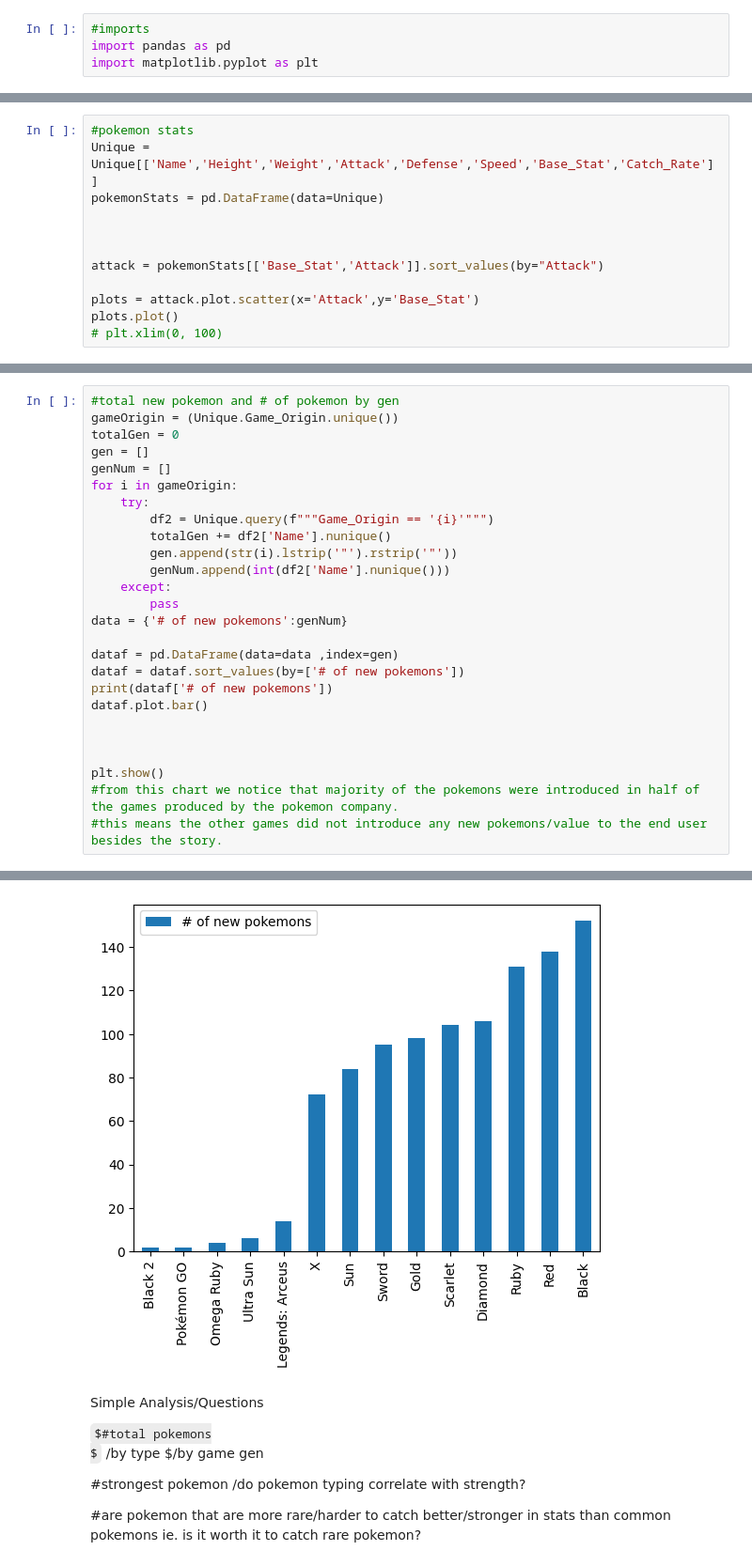
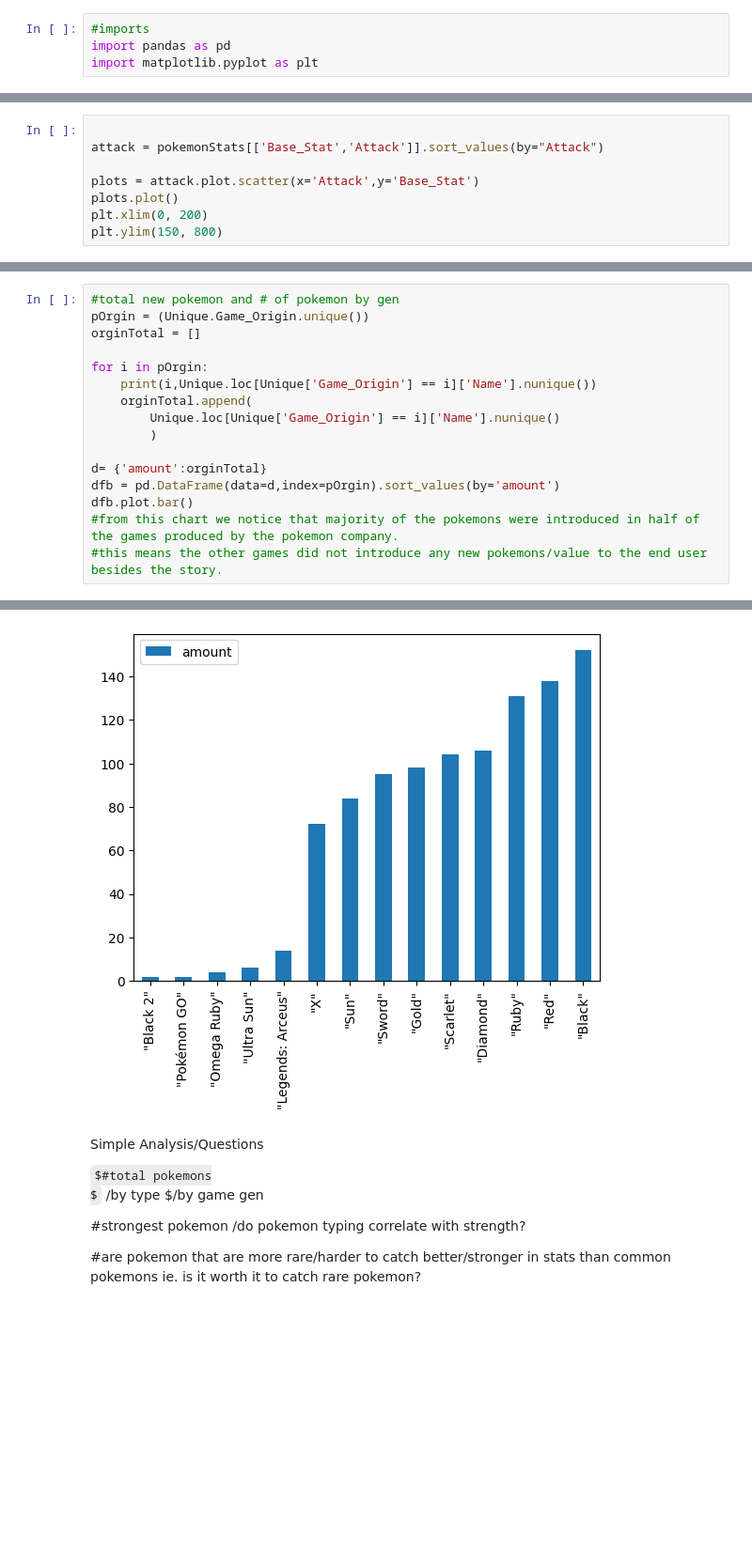
Before and after one commit to lu-tommy/pokemon-analysis, a Jupyter notebook: pokemonAnalysis.ipynb, the cells around one changed output, grey strips where cells are left out. Shown at 94% size. Drawn from its saved outputs; the diff is of its cells as text; some formulas as TeX source; blank space fills up the shorter version.

```diff
--- a/pokemonAnalysis.ipynb
+++ b/pokemonAnalysis.ipynb
@@ -48,15 +54,11 @@ print(len(Unique))
 # %% [output]
 1008
 # %%
-#pokemon stats
-Unique = Unique[['Name','Height','Weight','Attack','Defense','Speed','Base_Stat','Catch_Rate']]
-pokemonStats = pd.DataFrame(data=Unique)
-
-
 
 attack = pokemonStats[['Base_Stat','Attack']].sort_values(by="Attack")
 
 plots = attack.plot.scatter(x='Attack',y='Base_Stat')
 plots.plot()
-# plt.xlim(0, 100)
+plt.xlim(0, 200)
+plt.ylim(150, 800)
 # %% [output]
@@ -140,27 +138,17 @@ Water        133
 # %%
 #total new pokemon and # of pokemon by gen
-gameOrigin = (Unique.Game_Origin.unique())
-totalGen = 0
-gen = []
-genNum = []
-for i in gameOrigin:
-    try:
-        df2 = Unique.query(f"""Game_Origin == '{i}'""")
-        totalGen += df2['Name'].nunique()
-        gen.append(str(i).lstrip('"').rstrip('"'))
-        genNum.append(int(df2['Name'].nunique()))
-    except:
-        pass
-data = {'# of new pokemons':genNum}
+pOrgin = (Unique.Game_Origin.unique())
+orginTotal = []
 
-dataf = pd.DataFrame(data=data ,index=gen)
-dataf = dataf.sort_values(by=['# of new pokemons'])
-print(dataf['# of new pokemons'])
-dataf.plot.bar()
+for i in pOrgin:
+    print(i,Unique.loc[Unique['Game_Origin'] == i]['Name'].nunique())
+    orginTotal.append(
+        Unique.loc[Unique['Game_Origin'] == i]['Name'].nunique()
+        )
 
-
-
-plt.show()
+d= {'amount':orginTotal}
+dfb = pd.DataFrame(data=d,index=pOrgin).sort_values(by='amount')
+dfb.plot.bar()
 #from this chart we notice that majority of the pokemons were introduced in half of the games produced by the pokemon company.
 #this means the other games did not introduce any new pokemons/value to the end user besides the story.
 # %% [output]
@@ -182,4 +170,4 @@ Name: # of new pokemons, dtype: int64
-[figure, old version]
+[figure, new version]
 # %% [markdown]
 Simple Analysis/Questions
 
```
Also changed, not shown: parts of 9 cells of this notebook.
